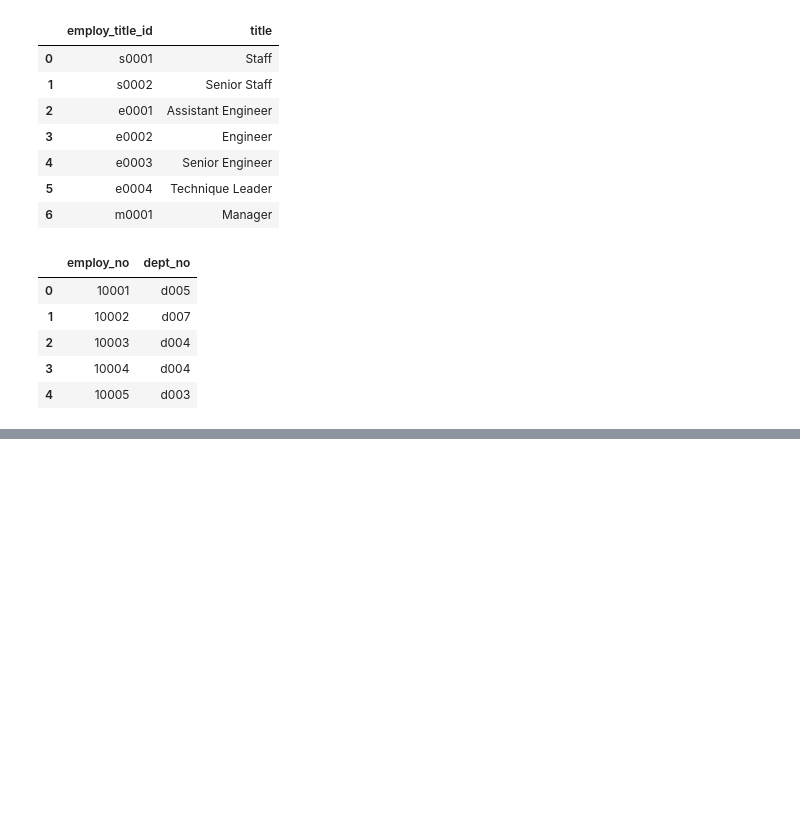
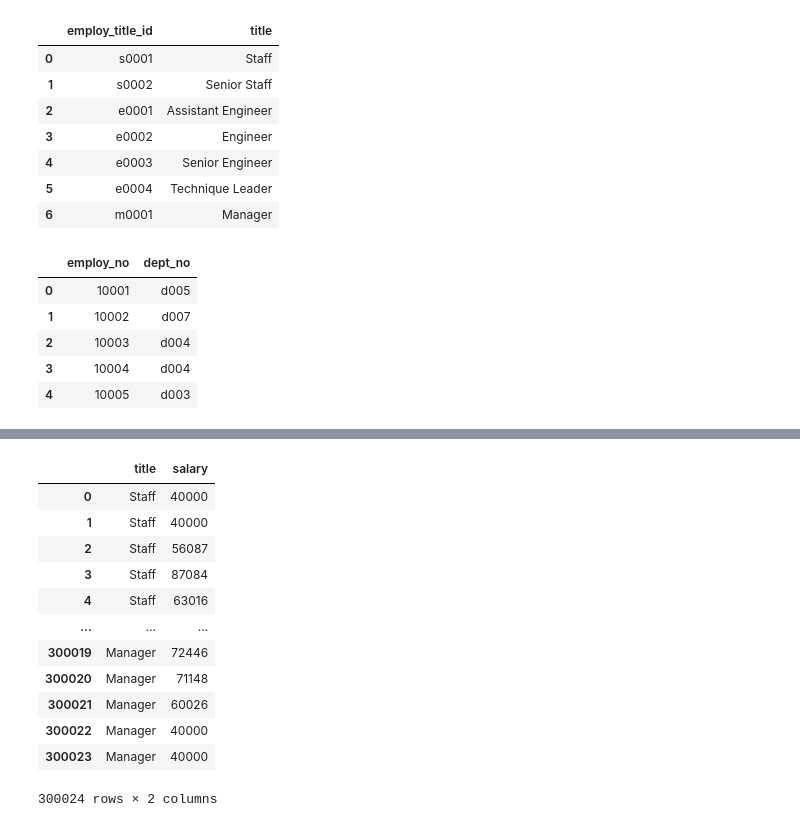
Before and after one commit to sharp2454/SQL-Challenge, a Jupyter notebook: Untitled.ipynb, the cells around one changed output, grey strips where cells are left out. Cells and saved outputs as stored; diff of their text form; code cells hidden in the pictures; blank space fills up the shorter version.

```diff
--- a/Untitled.ipynb
+++ b/Untitled.ipynb
@@ -83,0 +117,18 @@ dept_employ.head()
+# %%
+#groupby titles
+employee_salaries_df.groupby('title')['salary'].mean()
+employee_salaries_df
+# %% [output]
+|  | title | salary |
+| 0 | Staff | 40000 |
+| 1 | Staff | 40000 |
+| 2 | Staff | 56087 |
+| 3 | Staff | 87084 |
+| 4 | Staff | 63016 |
+| ... | ... | ... |
+| 300019 | Manager | 72446 |
+| 300020 | Manager | 71148 |
+| 300021 | Manager | 60026 |
+| 300022 | Manager | 40000 |
+| 300023 | Manager | 40000 |
+300024 rows × 2 columns
```
Also changed, not shown: parts of 6 cells of this notebook.
